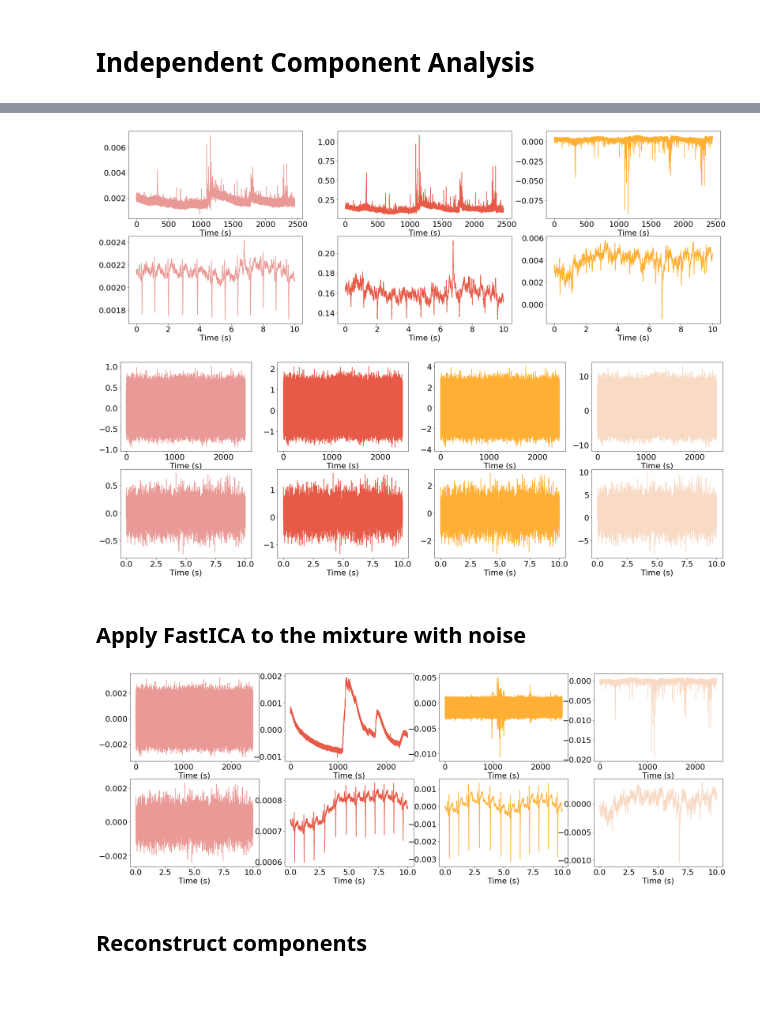
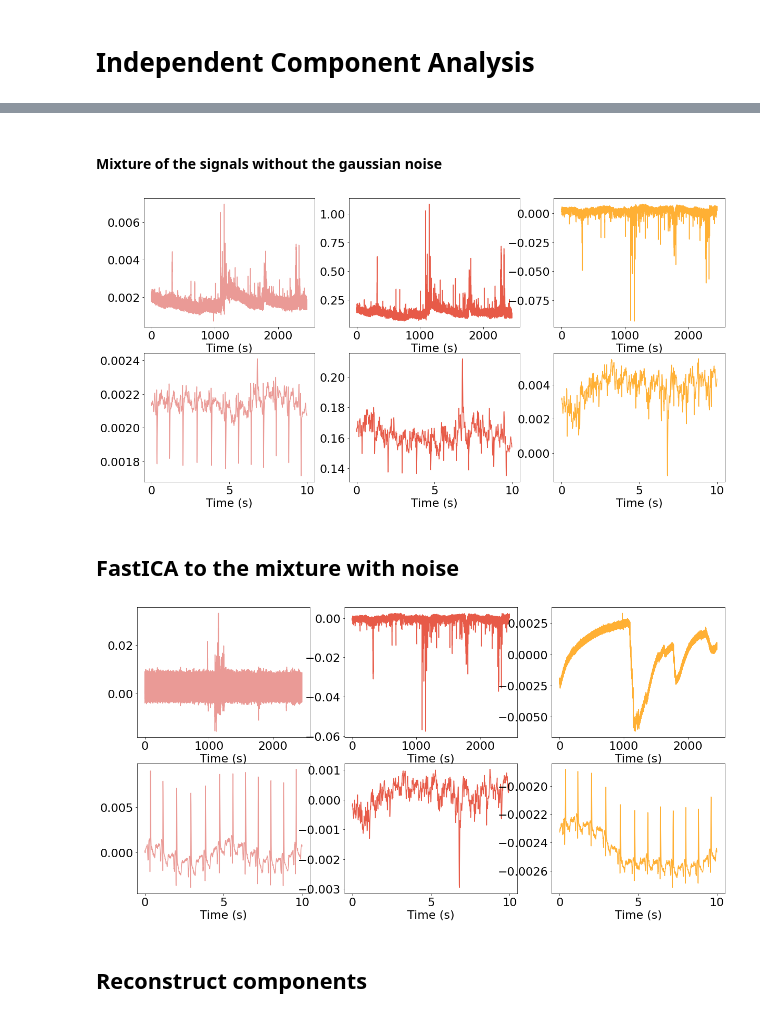
Before and after one commit to mfmachado/adar, a Jupyter notebook: notebooks/ICA.ipynb, the cells around one changed output, grey strips where cells are left out. Cells and saved outputs as stored; diff of their text form; code cells hidden in the pictures; blank space fills up the shorter version.

```diff
--- a/notebooks/ICA.ipynb
+++ b/notebooks/ICA.ipynb
@@ -3,4 +5,5 @@
 # %%
+#@title
 import matplotlib
 import matplotlib.pyplot as plt
 from sklearn.datasets import load_linnerud
@@ -10,16 +13,15 @@ import pandas as pd
 import numpy as np
 import os
 import seaborn as sns
+import urllib.request
 
 matplotlib.rcParams.update({'font.size': 22})
 
 colors = ["#EA9A96", "#E75A48", "#FFB034", "#F8DAC5"]
 
-path_to_data = "/home/fmachado/Downloads/CASE_full/data/interpolated/physiological"
-subject = "1"
-fs = 250
+urllib.request.urlretrieve('https://raw.githubusercontent.com/mfmachado/adar/main/notebooks/data.csv', 'data.csv')
 
-df_raw = pd.read_csv(os.path.join(path_to_data, f'sub_{subject}.csv'))
+df_raw = pd.read_csv('data.csv')
 times = df_raw["daqtime"].values/1000
 
 noise = np.random.normal(0, 1, df_raw.shape[0])*4
@@ -27,10 +29,10 @@ noise = np.random.normal(0, 1, df_raw.shape[0])*4
 df_signals = pd.DataFrame(MinMaxScaler().fit_transform(df_raw[["ecg", "emg_zygo","gsr"]]), columns=["ecg", "emg_zygo","gsr"])
 df_signals["noise"] = noise
 
-f, ax = plt.subplots(2, df_signals.shape[1], figsize=(30, 10))
+f, ax = plt.subplots(2, df_signals.shape[1], figsize=(20, 10))
 for i, component in enumerate(df_signals.values.T):
     ax[0, i].plot(times, component, color=colors[i])
-    ax[1, i].plot(times[:10000], component[:10000], color=colors[i])
+    ax[1, i].plot(times[:1000], component[:1000], color=colors[i])
     ax[0, i].set_xlabel("Time (s)")
     ax[1, i].set_xlabel("Time (s)")
 # %% [output]
@@ -44,0 +48,11 @@ mixing_matrix = np.asarray([[0.002, 0.1, 0.01, 0.9],
+# %%
+#@title
+
+data = np.matmul(df_signals.values, mixing_matrix)
+
+f, ax = plt.subplots(2, data.shape[1], figsize=(20, 10))
+for i, component in enumerate(data.T):
+    ax[0, i].plot(times, component, color=colors[i])
+    ax[1, i].plot(times[:1000], component[:1000], color=colors[i])
+    ax[0, i].set_xlabel("Time (s)")
+    ax[1, i].set_xlabel("Time (s)")
@@ -45,41 +61,36 @@ mixing_matrix = np.asarray([[0.002, 0.1, 0.01, 0.9],
+# %% [markdown]
+#### Mixture of the signals without the gaussian noise
 # %%
+#@title
+
 # Build the mixture without the noise component
 data = np.matmul(df_signals.values[:, :-1], mixing_matrix[:-1, :-1])
 
-f, ax = plt.subplots(2, data.shape[1], figsize=(30, 10))
+f, ax = plt.subplots(2, data.shape[1], figsize=(20, 10))
 for i, component in enumerate(data.T):
     ax[0, i].plot(times, component, color=colors[i])
-    ax[1, i].plot(times[:10000], component[:10000], color=colors[i])
+    ax[1, i].plot(times[:1000], component[:1000], color=colors[i])
     ax[0, i].set_xlabel("Time (s)")
     ax[1, i].set_xlabel("Time (s)")
 # %% [output]
-[figure, old version]
+[figure, new version]
-# %%
-data = np.matmul(df_signals.values, mixing_matrix)
-
-f, ax = plt.subplots(2, data.shape[1], figsize=(30, 10))
-for i, component in enumerate(data.T):
-    ax[0, i].plot(times, component, color=colors[i])
-    ax[1, i].plot(times[:10000], component[:10000], color=colors[i])
-    ax[0, i].set_xlabel("Time (s)")
-    ax[1, i].set_xlabel("Time (s)")
-# %% [output]
-[figure, removed]
 # %% [markdown]
-## Apply FastICA to the mixture with noise
+## FastICA to the mixture with noise
 # %%
+#@title
+
 transformer = FastICA(n_components=data.shape[-1], random_state=0)
 X_transformed = transformer.fit_transform(data)
 X_transformed.shape
 
-f, ax = plt.subplots(2, X_transformed.shape[1], figsize=(30, 10))
+f, ax = plt.subplots(2, X_transformed.shape[1], figsize=(20, 10))
 for i, component in enumerate(X_transformed.T):
     ax[0, i].plot(times, component, color=colors[i])
-    ax[1, i].plot(times[:10000], component[:10000], color=colors[i])
+    ax[1, i].plot(times[:1000], component[:1000], color=colors[i])
     ax[0, i].set_xlabel("Time (s)")
     ax[1, i].set_xlabel("Time (s)")
 # %% [output]
-[figure, old version]
+[figure, new version]
 # %% [markdown]
 ## Reconstruct components
 # %%
```
Also changed, not shown: parts of 7 cells of this notebook, 1 other file.
